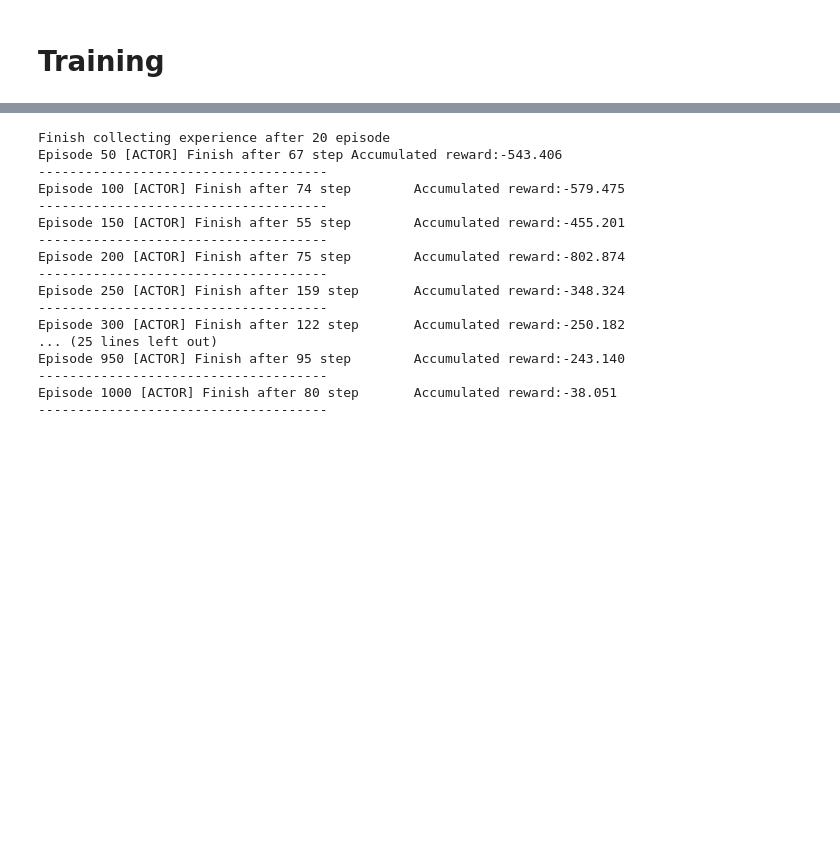
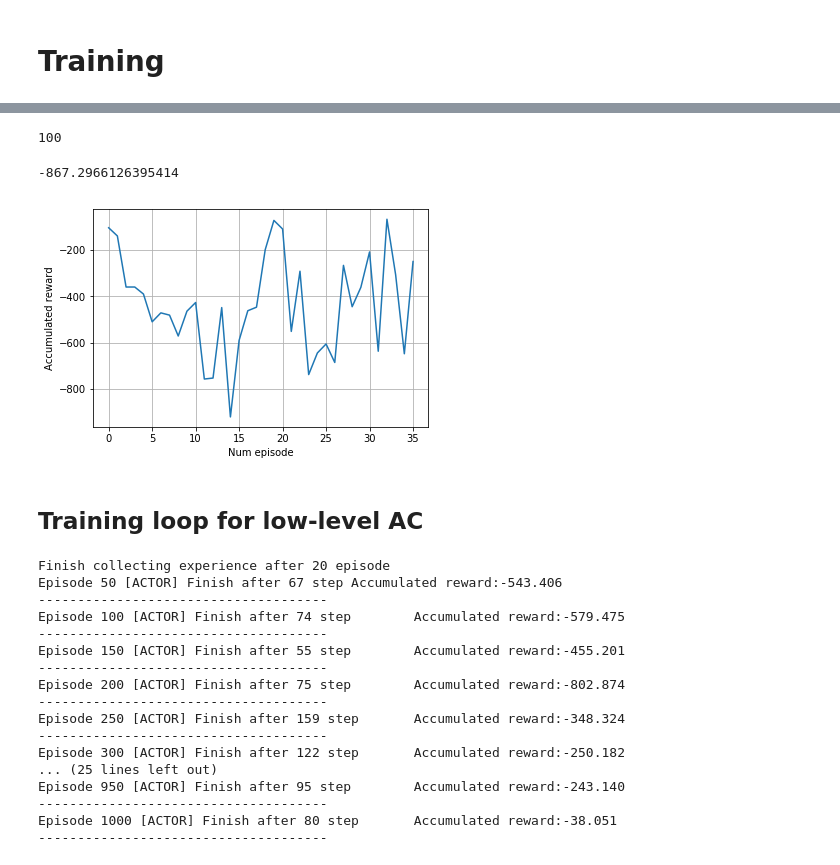
Before and after one commit to quan-dao/RL-wind-up, a Jupyter notebook: DDPG.ipynb, the cells around one changed output, grey strips where cells are left out. Saved outputs shown, nothing was run; the diff lists cells and outputs as text; code cells hidden in the pictures; blank space fills up the shorter version.

```diff
--- a/DDPG.ipynb
+++ b/DDPG.ipynb
@@ -310,14 +384,16 @@ def checkout_actor(render=False):
 # %% [markdown]
 # Training
 # %%
-env = gym.make("LunarLanderContinuous-v2")
 state_dim = env.observation_space.shape[0]
 action_dim = env.action_space.shape[0]
 sup_action = torch.Tensor(env.action_space.high).to(device)
 
+H_in = 40
+W_in = 60
+
 memory_capacity = int(1e6)
 batch_size = 64
 
-agent = DDPG(state_dim, action_dim, sup_action, memory_capacity, batch_size)
+agent = DDPG(state_dim, action_dim, sup_action, memory_capacity, batch_size, H_in, W_in)
 
 actor_accumulated_reward = []
@@ -324,3 +485,20 @@ actor_accumulated_reward = []
+# %%
+print(i_episode)
+checkout_pixelactor()
+# %% [output]
+100
+-867.2966126395414
+# %%
+plt.figure(2)
+plt.plot(actor_accumulated_reward)
+plt.grid()
+plt.xlabel("Num episode")
+plt.ylabel("Accumulated reward")
+plt.show()
+# %% [output]
+[figure, added]
+# %% [markdown]
+## Training loop for low-level AC
 # %%
 max_episode = 1001
 max_random_action_steps = 3000
```
Also changed, not shown: parts of 8 cells of this notebook.
